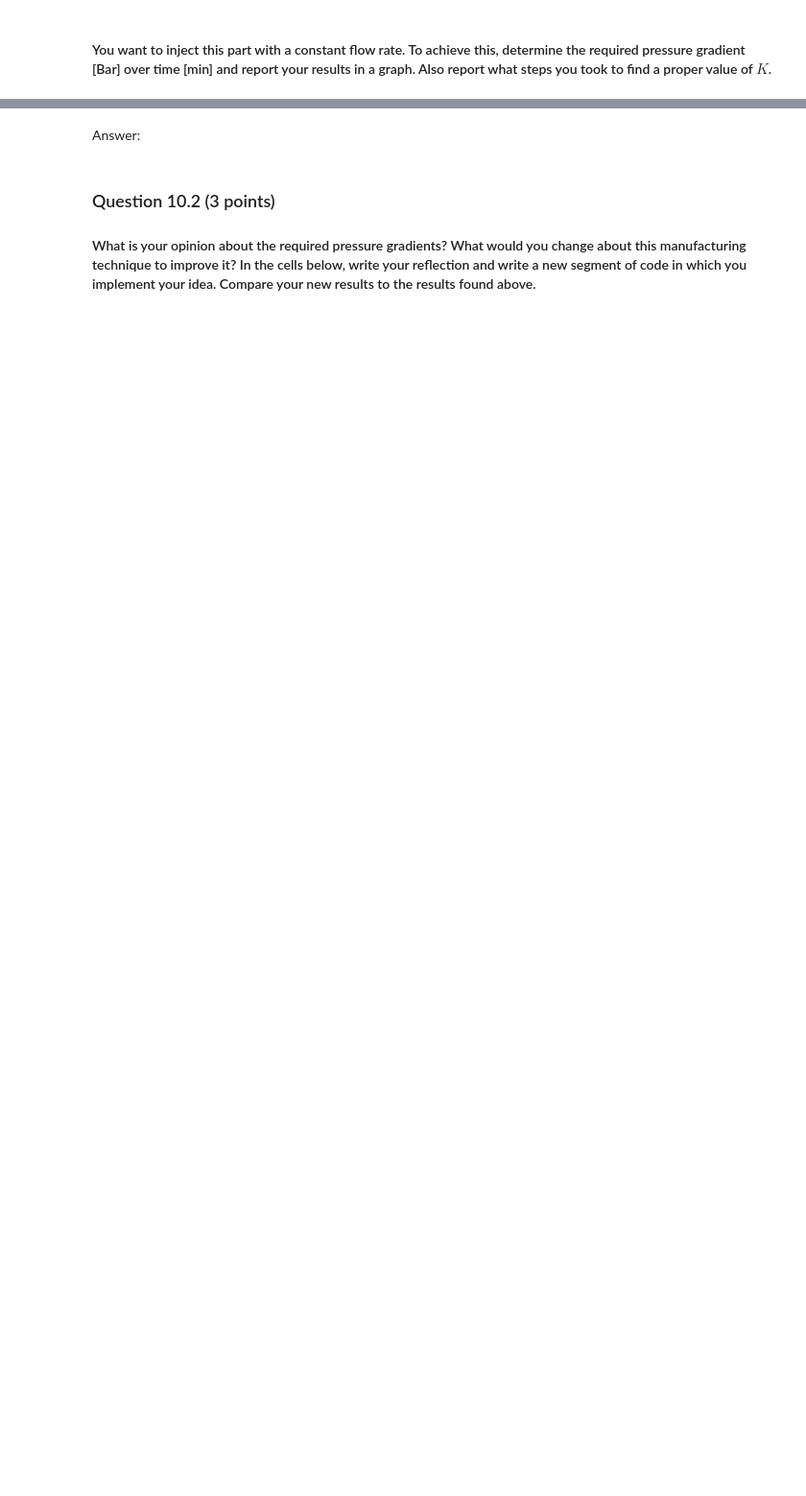
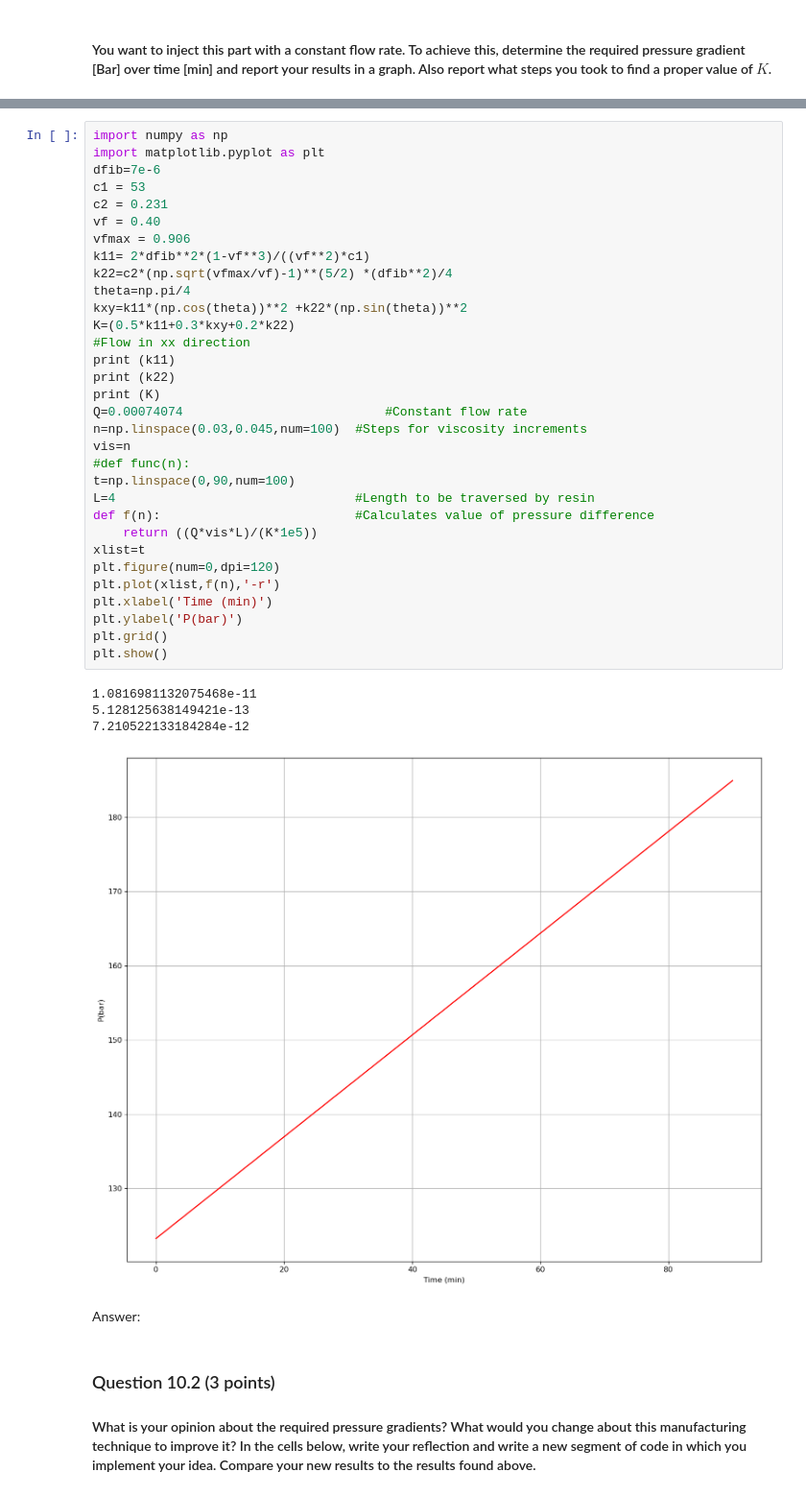
Before and after one commit to ocarpentier/PCM, a Jupyter notebook: Rheokinetics/Notebook Rheokinetics.ipynb, the cells around one changed output, grey strips where cells are left out. Shown at 96% size. Drawn from its saved outputs; the diff is of its cells as text; blank space fills up the shorter version.

```diff
--- a/Rheokinetics/Notebook Rheokinetics.ipynb
+++ b/Rheokinetics/Notebook Rheokinetics.ipynb
@@ -368,3 +363,40 @@ plt.show()
+# %%
+import numpy as np
+import matplotlib.pyplot as plt
+dfib=7e-6
+c1 = 53
+c2 = 0.231
+vf = 0.40
+vfmax = 0.906
+k11= 2*dfib**2*(1-vf**3)/((vf**2)*c1)
+k22=c2*(np.sqrt(vfmax/vf)-1)**(5/2) *(dfib**2)/4
+theta=np.pi/4
+kxy=k11*(np.cos(theta))**2 +k22*(np.sin(theta))**2
+K=(0.5*k11+0.3*kxy+0.2*k22)
+#Flow in xx direction
+print (k11)
+print (k22)
+print (K)
+Q=0.00074074                           #Constant flow rate
+n=np.linspace(0.03,0.045,num=100)  #Steps for viscosity increments
+vis=n
+#def func(n):
+t=np.linspace(0,90,num=100)
+L=4                                #Length to be traversed by resin
+def f(n):                          #Calculates value of pressure difference
+    return ((Q*vis*L)/(K*1e5))
+xlist=t
+plt.figure(num=0,dpi=120)
+plt.plot(xlist,f(n),'-r')
+plt.xlabel('Time (min)')
+plt.ylabel('P(bar)')
+plt.grid()
+plt.show()
+# %% [output]
+1.0816981132075468e-11
+5.128125638149421e-13
+7.210522133184284e-12
+[figure, added]
 # %% [markdown]
 Answer:
 # %% [markdown]
```
Also changed, not shown: parts of 17 cells of this notebook, 1 other file.
